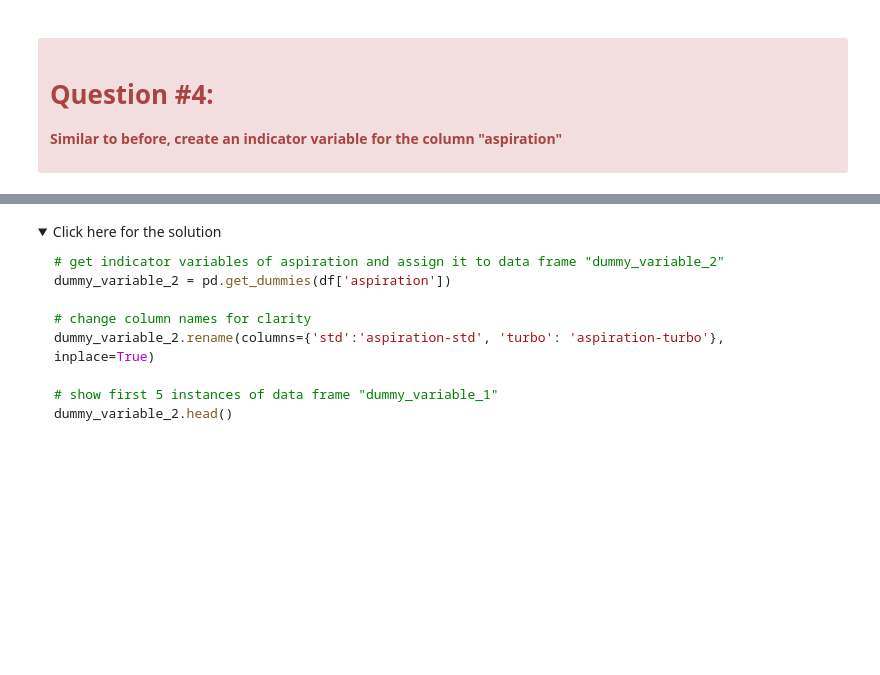
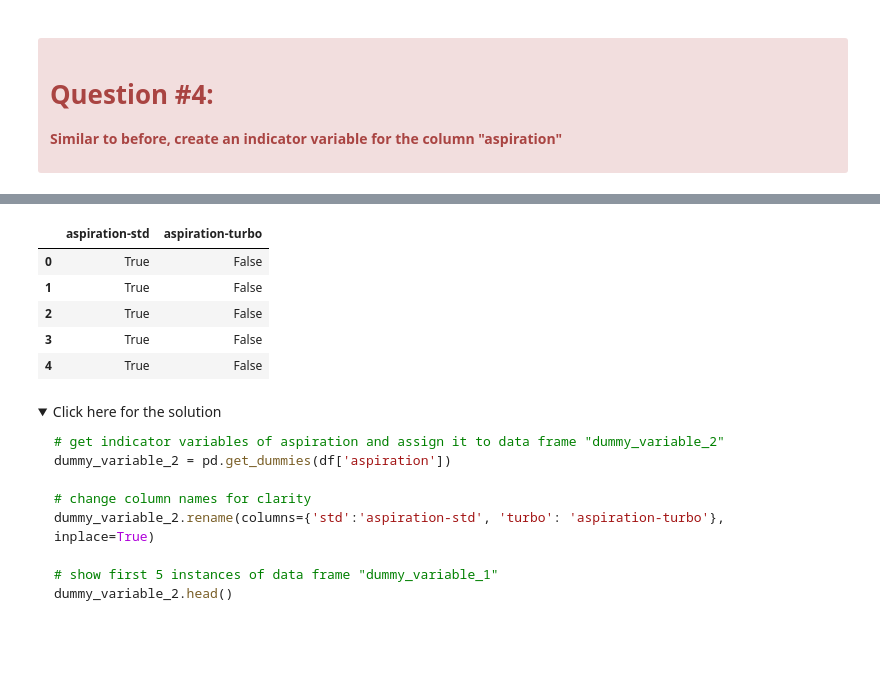
Before and after one commit to eusha54/ibm_data_science, a Jupyter notebook: 07_data_analysis_with_python/02-data_wrangling/01-lab-data_wrangling-used_car_pricing.ipynb, the cells around one changed output, grey strips where cells are left out. Saved outputs shown, nothing was run; the diff lists cells and outputs as text; code cells hidden in the pictures; folded sections open; blank space fills up the shorter version.

```diff
--- a/07_data_analysis_with_python/02-data_wrangling/01-lab-data_wrangling-used_car_pricing.ipynb
+++ b/07_data_analysis_with_python/02-data_wrangling/01-lab-data_wrangling-used_car_pricing.ipynb
@@ -776,3 +785,12 @@ dummy_2.head()
+# %%
+dummy_2.head()
+# %% [output]
+|  | aspiration-std | aspiration-turbo |
+| 0 | True | False |
+| 1 | True | False |
+| 2 | True | False |
+| 3 | True | False |
+| 4 | True | False |
 # %% [markdown]
 <details><summary>Click here for the solution</summary>
 
```
Also changed, not shown: parts of 6 cells of this notebook.
